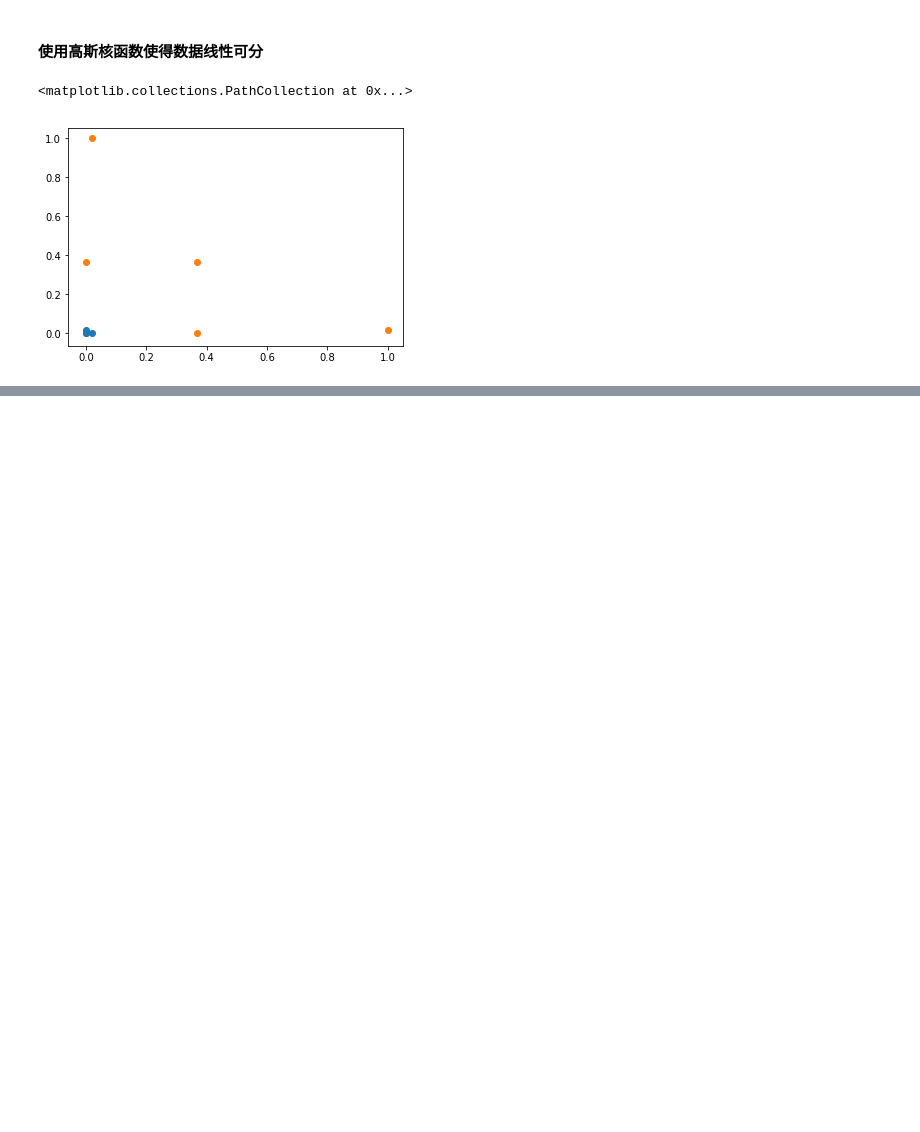
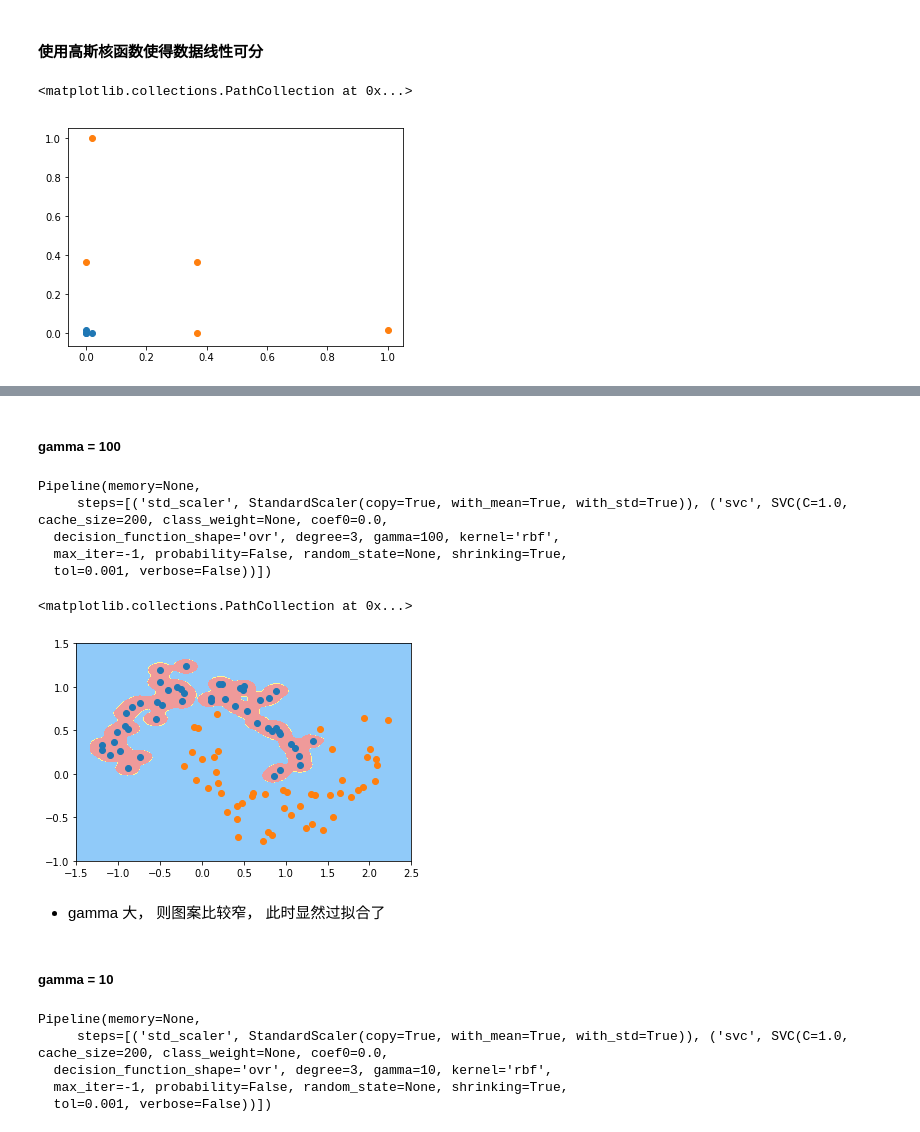
Before and after one commit to NovemberChopin/machine-learning, a Jupyter notebook: algorithm/chapt-8 SVM/04-Kernel Function.ipynb, the cells around one changed output, grey strips where cells are left out. Cells and saved outputs as stored; diff of their text form; code cells hidden in the pictures; blank space fills up the shorter version.

```diff
--- a/algorithm/chapt-8 SVM/04-Kernel Function.ipynb
+++ b/algorithm/chapt-8 SVM/04-Kernel Function.ipynb
@@ -71,0 +132,31 @@ plt.scatter(X_new[y==1, 0], X_new[y==1, 1])
+# %% [markdown]
+##### gamma = 100
+# %%
+svc_gamma100 = RBFKernelSVC(gamma=100)
+svc_gamma100.fit(X, y)
+# %% [output]
+Pipeline(memory=None,
+     steps=[('std_scaler', StandardScaler(copy=True, with_mean=True, with_std=True)), ('svc', SVC(C=1.0, cache_size=200, class_weight=None, coef0=0.0,
+  decision_function_shape='ovr', degree=3, gamma=100, kernel='rbf',
+  max_iter=-1, probability=False, random_state=None, shrinking=True,
+  tol=0.001, verbose=False))])
+# %%
+plot_decision_boundary(svc_gamma100, axis=[-1.5, 2.5, -1.0, 1.5])
+plt.scatter(X[y==0, 0], X[y==0, 1])
+plt.scatter(X[y==1, 0], X[y==1, 1])
+# %% [output]
+<matplotlib.collections.PathCollection at 0x...>
+[figure, added]
+# %% [markdown]
+- gamma 大， 则图案比较窄， 此时显然过拟合了
+# %% [markdown]
+##### gamma = 10
+# %%
+svc_gamma10 = RBFKernelSVC(gamma=10)
+svc_gamma10.fit(X, y)
+# %% [output]
+Pipeline(memory=None,
+     steps=[('std_scaler', StandardScaler(copy=True, with_mean=True, with_std=True)), ('svc', SVC(C=1.0, cache_size=200, class_weight=None, coef0=0.0,
+  decision_function_shape='ovr', degree=3, gamma=10, kernel='rbf',
+  max_iter=-1, probability=False, random_state=None, shrinking=True,
+  tol=0.001, verbose=False))])
```
Also changed, not shown: parts of 13 cells of this notebook.
